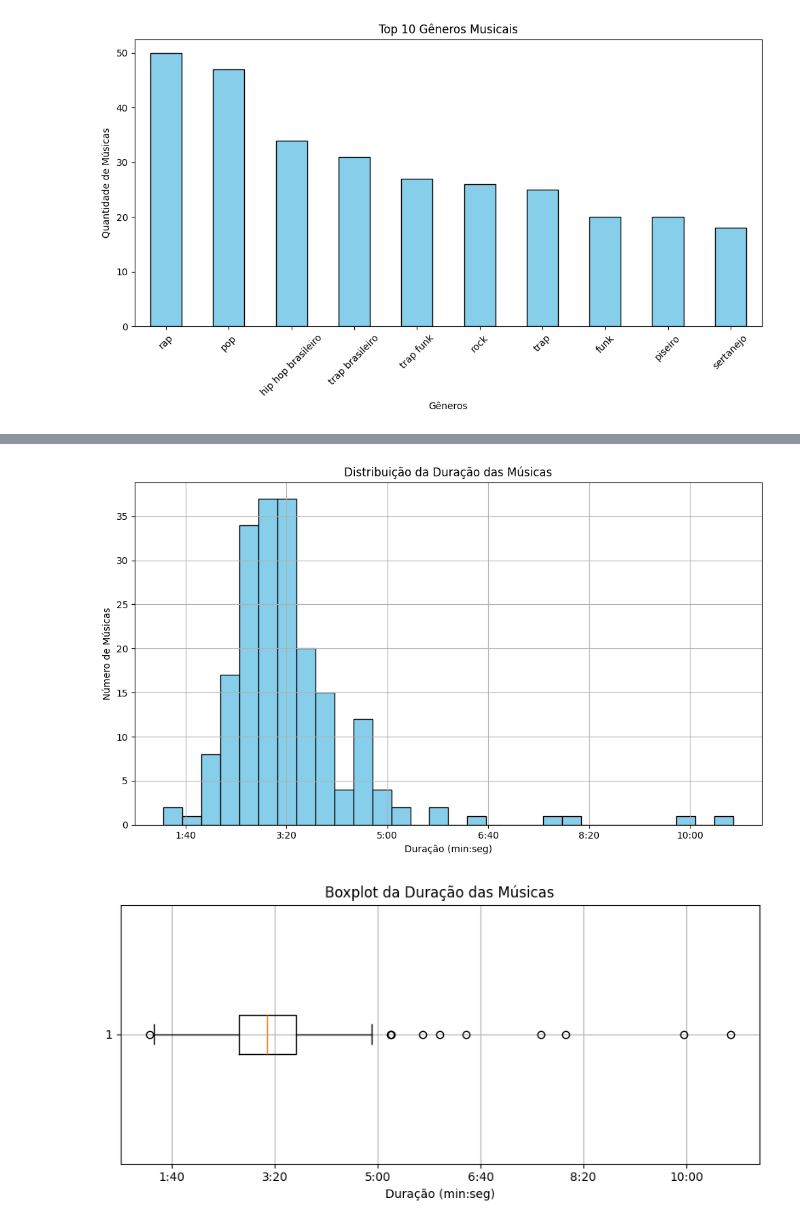
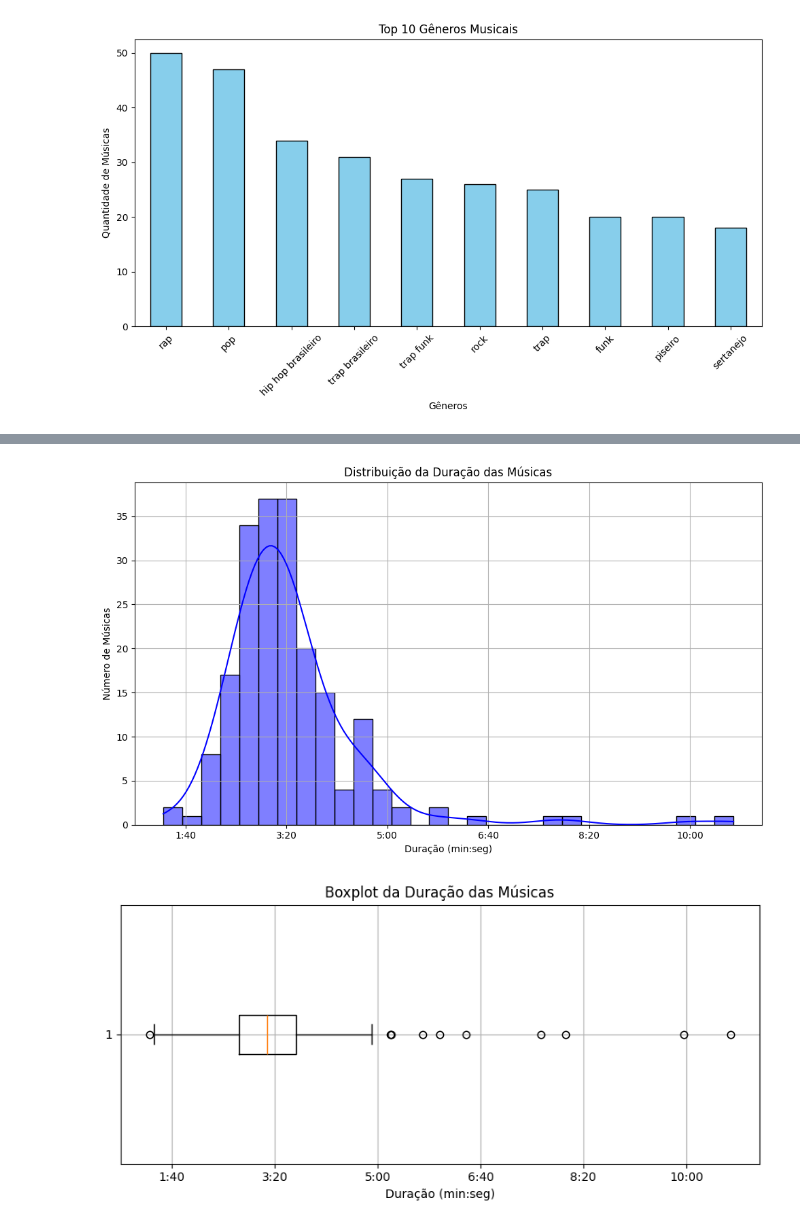
Before and after one commit to nicolascaseiro/2025-na-Musica, a Jupyter notebook: 2025 na Música.ipynb, the cells around one changed output, grey strips where cells are left out. Cells and saved outputs as stored; diff of their text form; code cells hidden in the pictures.

```diff
--- a/2025 na Música.ipynb
+++ b/2025 na Música.ipynb
@@ -267,25 +290,25 @@ plt.show()
 # %%
 import matplotlib.ticker as ticker
 
 def formatar_tempo(segundos, pos=None):
     minutos = int(segundos) // 60
     seg = int(segundos) % 60
     return f'{minutos}:{seg:02d}'
 
 plt.figure(figsize=(10, 6))
-plt.hist(df['Duração_segundos'].dropna(), bins=30, color='skyblue', edgecolor='black')
+sns.histplot(df['Duração_segundos'].dropna(), bins=30, kde=True, color='blue')
 plt.title('Distribuição da Duração das Músicas')
 plt.xlabel('Duração (min:seg)')
 plt.ylabel('Número de Músicas')
 
 ax = plt.gca()
 ax.xaxis.set_major_formatter(ticker.FuncFormatter(formatar_tempo))
 
 plt.grid(True)
 plt.tight_layout()
 plt.show()
 # %% [output]
-[figure, old version]
+[figure, new version]
 # %%
 plt.figure(figsize=(8, 4))
 plt.boxplot(df['Duração_segundos'].dropna(), vert=False)
```
Also changed, not shown: parts of 8 cells of this notebook.
